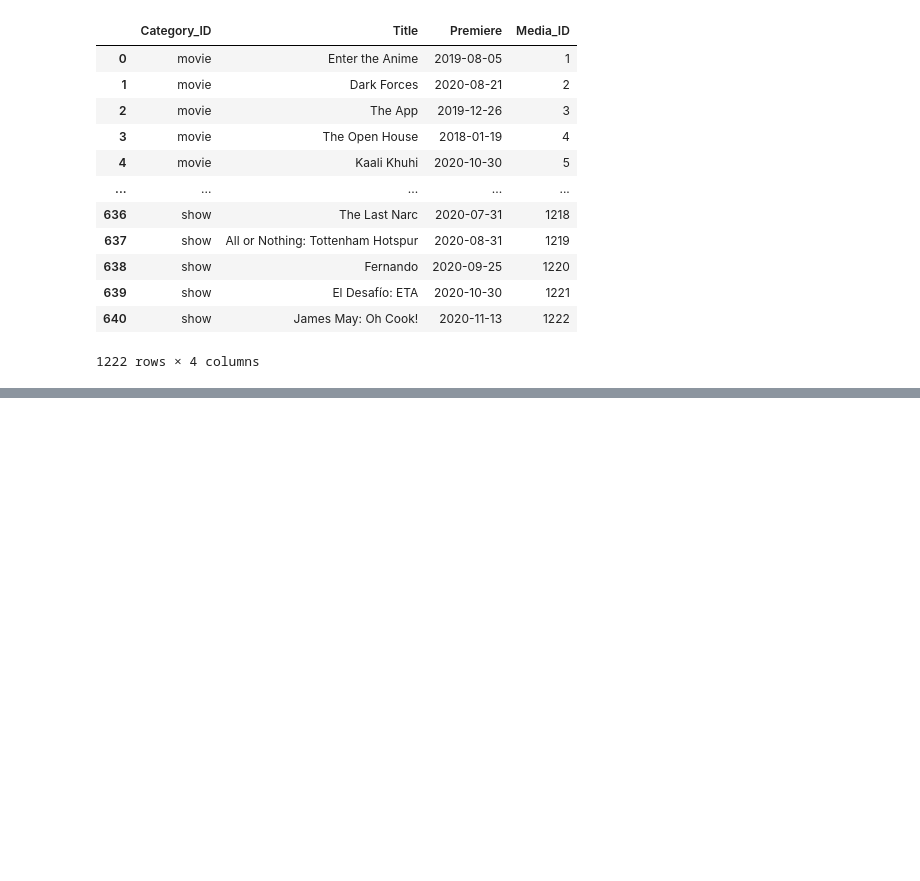
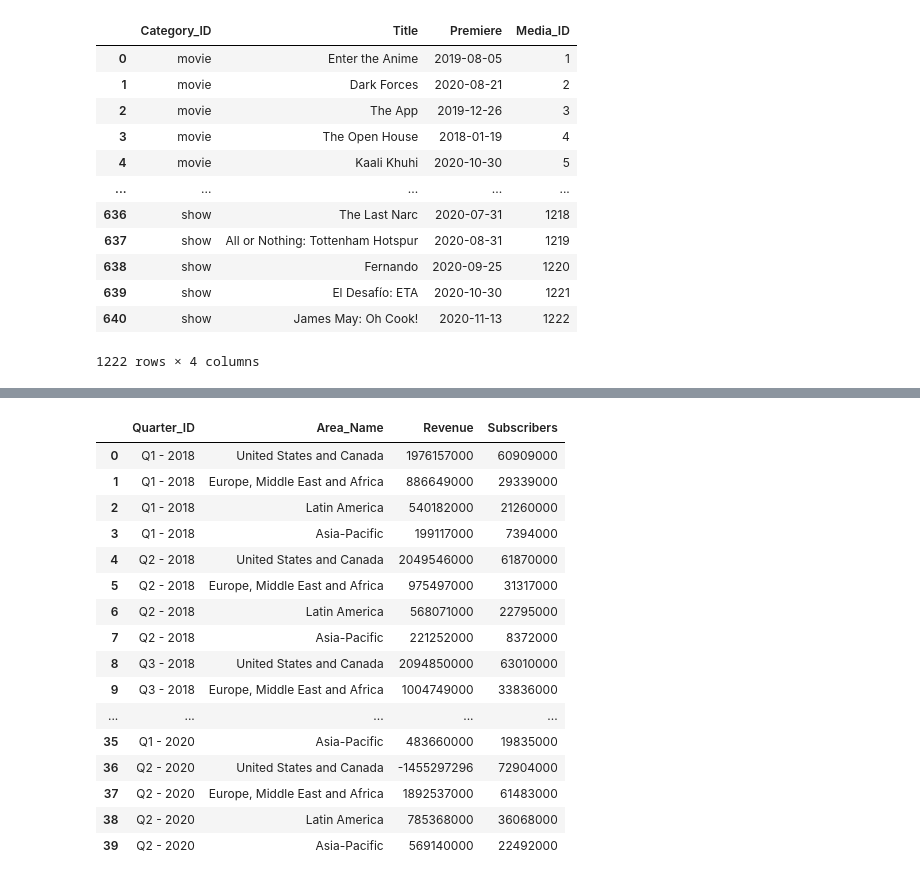
Before and after one commit to anguloag/Netflix-ETL, a Jupyter notebook: Project 2 .ipnyb/ETL-Joe's-Test-Area.ipynb, the cells around one changed output, grey strips where cells are left out. Cells and saved outputs as stored; diff of their text form; code cells hidden in the pictures; blank space fills up the shorter version.

Commit message:
Added Quarters table and Area tables in test environment.

```diff
--- a/Project 2 .ipnyb/ETL-Joe's-Test-Area.ipynb
+++ b/Project 2 .ipnyb/ETL-Joe's-Test-Area.ipynb
@@ -347,0 +369,28 @@ movies_shows_df
+# %%
+# Merge the revenue_data_df and subscriber_data_df on Area and Years
+merged_df = pd.merge(revenue_data_df, subscriber_data_df,  how="left", left_on=["Area","Years"], right_on = ["Area","Years"])
+# Rename columns to match ERD and reagrange columns
+merged_df = merged_df.rename(columns={"Area" : "Area_Name", "Years": "Quarter_ID"})
+merged_df = merged_df[["Quarter_ID", "Area_Name", "Revenue", "Subscribers"]]
+# Make Int columns into int
+merged_df["Revenue"] = merged_df["Revenue"].astype(int)
+merged_df["Subscribers"] = merged_df["Subscribers"].astype(int)
+merged_df
+# %% [output]
+|  | Quarter_ID | Area_Name | Revenue | Subscribers |
+| 0 | Q1 - 2018 | United States and Canada | 1976157000 | 60909000 |
+| 1 | Q1 - 2018 | Europe, Middle East and Africa | 886649000 | 29339000 |
+| 2 | Q1 - 2018 | Latin America | 540182000 | 21260000 |
+| 3 | Q1 - 2018 | Asia-Pacific | 199117000 | 7394000 |
+| 4 | Q2 - 2018 | United States and Canada | 2049546000 | 61870000 |
+| 5 | Q2 - 2018 | Europe, Middle East and Africa | 975497000 | 31317000 |
+| 6 | Q2 - 2018 | Latin America | 568071000 | 22795000 |
+| 7 | Q2 - 2018 | Asia-Pacific | 221252000 | 8372000 |
+| 8 | Q3 - 2018 | United States and Canada | 2094850000 | 63010000 |
+| 9 | Q3 - 2018 | Europe, Middle East and Africa | 1004749000 | 33836000 |
+| ... | ... | ... | ... | ... |
+| 35 | Q1 - 2020 | Asia-Pacific | 483660000 | 19835000 |
+| 36 | Q2 - 2020 | United States and Canada | -1455297296 | 72904000 |
+| 37 | Q2 - 2020 | Europe, Middle East and Africa | 1892537000 | 61483000 |
+| 38 | Q2 - 2020 | Latin America | 785368000 | 36068000 |
+| 39 | Q2 - 2020 | Asia-Pacific | 569140000 | 22492000 |
```
Also changed, not shown: parts of 8 cells of this notebook.
